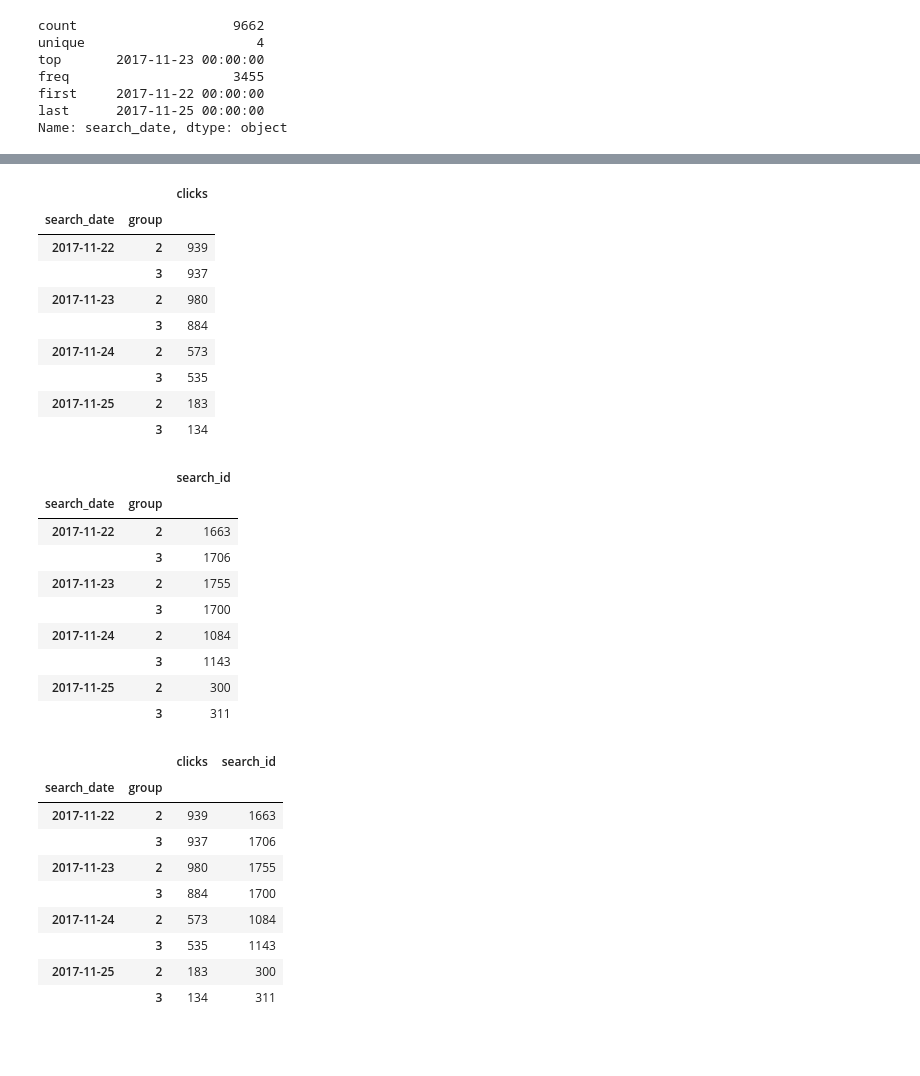
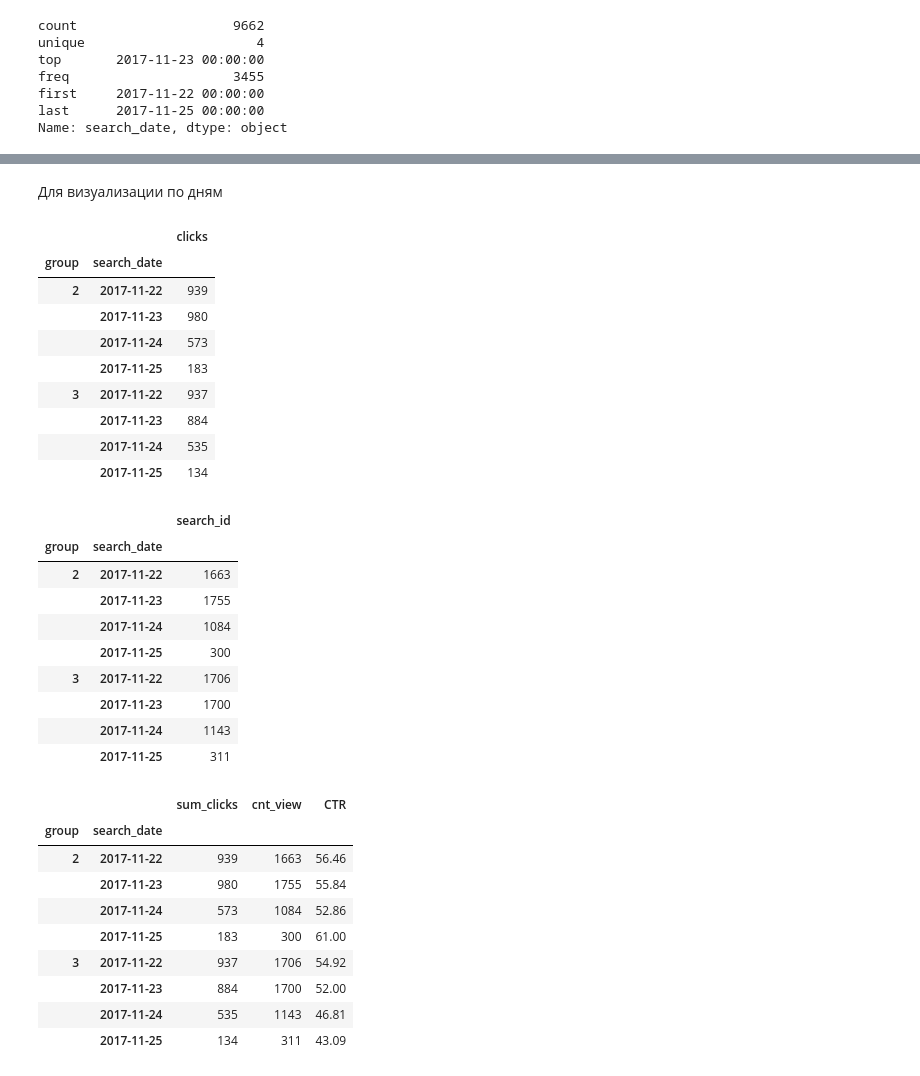
Before and after one commit to nshovkun/Analytics, a Jupyter notebook: statistics_part_3.ipynb, the cells around one changed output, grey strips where cells are left out. Drawn from its saved outputs; the diff is of its cells as text; code cells hidden in the pictures; blank space fills up the shorter version.

```diff
--- a/statistics_part_3.ipynb
+++ b/statistics_part_3.ipynb
@@ -73,51 +130,56 @@ Name: search_date, dtype: object
+# %% [markdown]
+Для  визуализации по дням
 # %%
 # просчет суммы кликов в разбивке по дню и тест.группе
 df_clicks = pd.pivot_table(df_ab_ctr,
-                   index=['search_date','group'],
+                   index=['group','search_date'],
                    values=['clicks'],
                    aggfunc=np.sum)
 df_clicks
 # %% [output]
 |  |  | clicks |
-| search_date | group |  |
-| 2017-11-22 | 2 | 939 |
-|  | 3 | 937 |
-| 2017-11-23 | 2 | 980 |
-|  | 3 | 884 |
-| 2017-11-24 | 2 | 573 |
-|  | 3 | 535 |
-| 2017-11-25 | 2 | 183 |
-|  | 3 | 134 |
+| group | search_date |  |
+| 2 | 2017-11-22 | 939 |
+|  | 2017-11-23 | 980 |
+|  | 2017-11-24 | 573 |
+|  | 2017-11-25 | 183 |
+| 3 | 2017-11-22 | 937 |
+|  | 2017-11-23 | 884 |
+|  | 2017-11-24 | 535 |
+|  | 2017-11-25 | 134 |
 # %%
 # просчет к-ства показов в разбивке по дню и тест.группе
 df_view = pd.pivot_table(df_ab_ctr,
-                     index=['search_date','group'],
+                     index=['group','search_date'],
                      values='search_id',
                      aggfunc=len)
 df_view
 # %% [output]
 |  |  | search_id |
-| search_date | group |  |
-| 2017-11-22 | 2 | 1663 |
-|  | 3 | 1706 |
-| 2017-11-23 | 2 | 1755 |
-|  | 3 | 1700 |
-| 2017-11-24 | 2 | 1084 |
-|  | 3 | 1143 |
-| 2017-11-25 | 2 | 300 |
-|  | 3 | 311 |
+| group | search_date |  |
+| 2 | 2017-11-22 | 1663 |
+|  | 2017-11-23 | 1755 |
+|  | 2017-11-24 | 1084 |
+|  | 2017-11-25 | 300 |
+| 3 | 2017-11-22 | 1706 |
+|  | 2017-11-23 | 1700 |
+|  | 2017-11-24 | 1143 |
+|  | 2017-11-25 | 311 |
 # %%
 # объединение данные по кликам и показам
 pivot = pd.concat([df_clicks,df_view],axis=1)
+pivot['CTR'] = round(pivot['clicks'].div(pivot['search_id']) * 100, 2)
+
+pivot.rename(columns={'search_id': 'cnt_view', 'clicks': 'sum_clicks'}, inplace=True)
 pivot
 # %% [output]
-|  |  | clicks | search_id |
-| search_date | group |  |  |
-| 2017-11-22 | 2 | 939 | 1663 |
-|  | 3 | 937 | 1706 |
-| 2017-11-23 | 2 | 980 | 1755 |
-|  | 3 | 884 | 1700 |
-| 2017-11-24 | 2 | 573 | 1084 |
-|  | 3 | 535 | 1143 |
-| 2017-11-25 | 2 | 183 | 300 |
-|  | 3 | 134 | 311 |
+|  |  | sum_clicks | cnt_view | CTR |
+| group | search_date |  |  |  |
+| 2 | 2017-11-22 | 939 | 1663 | 56.46 |
+|  | 2017-11-23 | 980 | 1755 | 55.84 |
+|  | 2017-11-24 | 573 | 1084 | 52.86 |
+|  | 2017-11-25 | 183 | 300 | 61.00 |
+| 3 | 2017-11-22 | 937 | 1706 | 54.92 |
+|  | 2017-11-23 | 884 | 1700 | 52.00 |
+|  | 2017-11-24 | 535 | 1143 | 46.81 |
+|  | 2017-11-25 | 134 | 311 | 43.09 |
```
Also changed, not shown: parts of 16 cells of this notebook.
